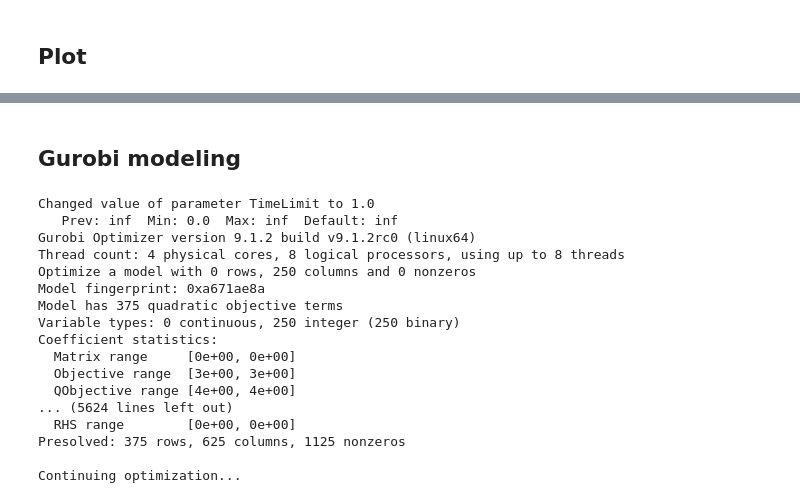
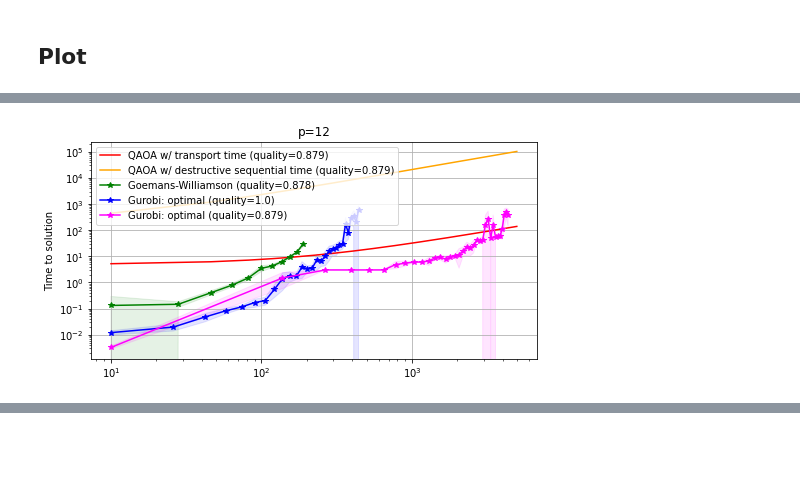
Before and after one commit to danlkv/quantum-classical-time-maxcut, a Jupyter notebook: plots/Energy efficiency.ipynb, the cells around one changed output, grey strips where cells are left out. Saved outputs shown, nothing was run; the diff lists cells and outputs as text; code cells hidden in the pictures; blank space fills up the shorter version.

Commit message:
more gurobi analysis

```diff
--- a/plots/Energy efficiency.ipynb
+++ b/plots/Energy efficiency.ipynb
@@ -343,2 +73,13 @@ def get_quantum_data(p=30
+# %%
+def approx_ratio(p):
+    try:
+        AR = qtensor.tools.BETHE_QAOA_VALUES[str(p)]['val']
+        if AR>0:
+            return AR
+        else:
+            raise KeyError
+    except KeyError:
+        AR = 1 - (0.3-np.log2(p)*0.05)
+    return AR
 # %% [markdown]
 ## Plot
@@ -346,0 +88,3 @@ ex.use_svg()
+# %%
+quant = xar.open_dataarray('../data/quantum_nsamples1000_d3.nc')
+quant
@@ -346,0 +108,3 @@ ex.use_svg()
+# %%
+gw = xar.open_dataarray('../data/quantum_nsamples1000_d3.nc')
+gw
@@ -347 +128,6 @@ ex.use_svg()
+# %%
+def plot_std_band(x, y, **kwargs):
+    mean = np.mean(y, -1)
+    std = np.std(y, -1)
+    plt.fill_between(x, mean+std, mean-std, **kwargs)
 # %%
@@ -396 +174,7 @@ plt.savefig("./plots/p6_time_vs_n.pdf")
+# %%
+p = 12
+plot_advantage(p=p)
+plt.savefig(f"./pdf/p{p}_time_vs_n.pdf")
+# %% [output]
+[figure, added]
 # %%
@@ -398,4 +182,2 @@ plt.savefig("./plots/p6_time_vs_n.pdf")
 # %% [output]
 [drawing not drawn]
-# %% [markdown]
-## Gurobi modeling
@@ -406,26 +183,0 @@ SEEDS = range(1, 15)
-# %%
-updata = []
-ldata = []
-for seed in tqdm.tqdm(SEEDS):
-    G = nx.random_regular_graph(3, 250, seed=seed)
-    upper, lower = maxcut_bounds_history(G, max_time=45, timedelta=1)
-    updata.append(upper)
-    ldata.append(lower)
-# %% [output]
-Changed value of parameter TimeLimit to 1.0
-   Prev: inf  Min: 0.0  Max: inf  Default: inf
-Gurobi Optimizer version 9.1.2 build v9.1.2rc0 (linux64)
-Thread count: 4 physical cores, 8 logical processors, using up to 8 threads
-Optimize a model with 0 rows, 250 columns and 0 nonzeros
-Model fingerprint: 0xa671ae8a
-Model has 375 quadratic objective terms
-Variable types: 0 continuous, 250 integer (250 binary)
-Coefficient statistics:
-  Matrix range     [0e+00, 0e+00]
-  Objective range  [3e+00, 3e+00]
-  QObjective range [4e+00, 4e+00]
-... (5624 lines left out)
-  RHS range        [0e+00, 0e+00]
-Presolved: 375 rows, 625 columns, 1125 nonzeros
-
-Continuing optimization...
```
Also changed, not shown: parts of 40 cells of this notebook, 9 other files.
